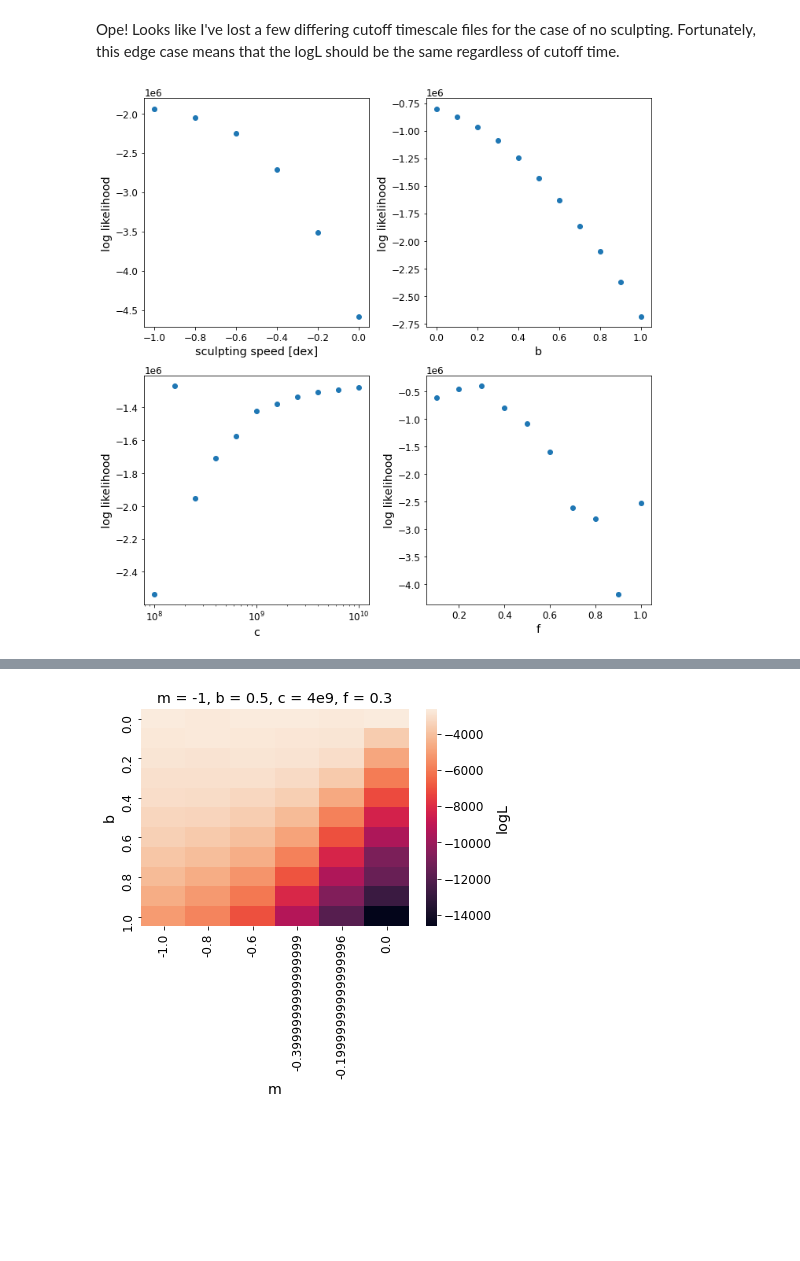
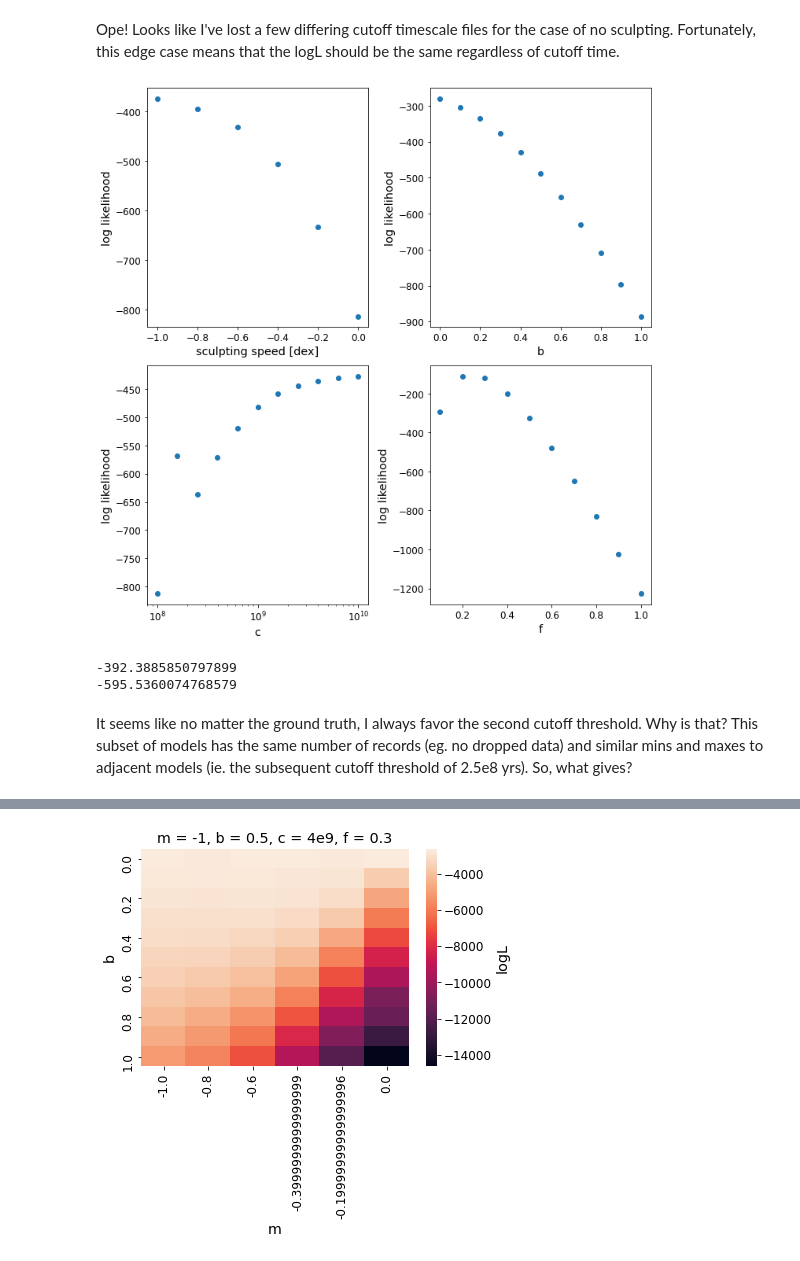
Before and after one commit to exoclam/mastrangelo, a Jupyter notebook: notebooks/injection-recovery.ipynb, the cells around one changed output, grey strips where cells are left out. Saved outputs shown, nothing was run; the diff lists cells and outputs as text; code cells hidden in the pictures; blank space fills up the shorter version.

```diff
--- a/notebooks/injection-recovery.ipynb
+++ b/notebooks/injection-recovery.ipynb
@@ -198,12 +296,12 @@ for gi_m in range(6):
                         logL = better_loglike(tm_recovery[i], np.sum(tm_fiducial))
                         logLs.append(logL)
 
-                    # keep best logL for each model
-                    best_logL = np.max(logLs)
-                    best_arg = np.argmax(logLs)
-                    all_logLs.append(best_logL)
+                    # take the median logL for each model
+                    median_logL = np.median(logLs)
+                    median_arg = argmedian(logLs)
+                    all_logLs.append(median_logL)
                     # append transit multiplicity of the best sample for that model
-                    all_transit_multiplicities.append(tm_recovery[best_arg])
+                    all_transit_multiplicities.append(tm_recovery[median_arg])
 
                 except:
                     all_logLs.append(0.)
@@ -218,6 +308,6 @@ better_loglike(tm_recovery[i], np.sum(tm_fiducial))
 # %%
 model_logLs = pd.DataFrame({'m': ms, 'b': bs, 'c': cs, 'f': fs_for_df,
                             'injection_transit_multiplicities': all_transit_multiplicities,
-                            'injection_logL': all_logLs})
+                            'logL': all_logLs})
 model_logLs
 # %% [output]
@@ -319,0 +432,13 @@ model_logLs.iloc[1380:1390]
+# %%
+model_logLs = model_logLs.drop([1492, 3752, 3842])
+# %%
+best_logL = max(model_logLs.loc[model_logLs.logL < 0.].logL)
+print("Best model: ", model_logLs.loc[(model_logLs.logL >= best_logL) & (model_logLs.logL < 0.)])
+
+ground_truth = model_logLs.loc[(model_logLs.m == -1) & (model_logLs.b == 0.5) & (np.round(model_logLs.c, -9) == 4e9) & (np.round(model_logLs.f,1) == 0.3)]
+print("Ground truth: ", ground_truth.logL)
+delta_logL = best_logL - model_logLs.loc[(model_logLs.m == -1) & (model_logLs.b == 0.5) & (np.round(model_logLs.c, -9) == 4e9) & (np.round(model_logLs.f,1) == 0.3)].logL.to_list()[0]
+
+good_models = model_logLs.loc[np.abs(model_logLs.logL - best_logL) <= delta_logL]
+print("Some models between best model and ground truth: ")
+print(good_models.head())
@@ -446,9 +545,9 @@ for gi_m in range(6):
     only = model_logLs.loc[(model_logLs.m == cube[0])]# & (model_logLs.f == 0.3)]
 
     # marginalize logL
-    marginalized_logLs.append(np.sum(only.logL))
+    marginalized_logLs.append(np.mean(only.logL))
 
-ax1.scatter(truth.ms.unique(), marginalized_logLs)
+ax1.scatter(model_logLs.m.unique(), marginalized_logLs)
 ax1.set_ylabel("log likelihood")
 ax1.set_xlabel("sculpting speed [dex]")
 
@@ -461,39 +560,47 @@ for gi_b in range(11):
     only = model_logLs.loc[(model_logLs.b == cube[1])]# & (model_logLs.f == 0.3)]
 
     # marginalize logL
-    marginalized_logLs.append(np.sum(only.logL))
+    marginalized_logLs.append(np.mean(only.logL))
 ax2.scatter(model_logLs.b.unique(), marginalized_logLs)
 ax2.set_ylabel("log likelihood")
 ax2.set_xlabel("b")
 
 marginalized_logLs = []
 for gi_c in range(11):
 
     cube = prior_grid_logslope(cube, ndim, nparams, gi_m, gi_b, gi_c)
 
     # subset
     only = model_logLs.loc[(model_logLs.c == cube[2])]# & (model_logLs.f == 0.3)]
 
     # marginalize logL
-    marginalized_logLs.append(np.sum(only.logL))
-ax3.scatter(truth.cs.unique(), marginalized_logLs)
+    marginalized_logLs.append(np.mean(only.logL))
+ax3.scatter(model_logLs.c.unique(), marginalized_logLs)
 ax3.set_ylabel("log likelihood")
 ax3.set_xlabel("c")
 ax3.set_xscale('log')
 
 marginalized_logLs = []
 for gi_f in np.linspace(0.1, 1, 10):
 
     # subset
     only = model_logLs.loc[(np.round(model_logLs.f, 1) == np.round(gi_f, 1))]
 
     # marginalize logL
-    marginalized_logLs.append(np.sum(only.logL))
+    marginalized_logLs.append(np.mean(only.logL))
 ax4.scatter(np.linspace(0.1, 1, 10), marginalized_logLs)
 ax4.set_ylabel("log likelihood")
 ax4.set_xlabel("f")
 
 plt.tight_layout()
 plt.show()
 # %% [output]
-[figure, old version]
+[figure, new version]
+# %%
+print(model_logLs.loc[(model_logLs.c == np.round(np.sort(truth.cs.unique())[1], 0))].logL.mean())
+print(model_logLs.loc[(model_logLs.c == np.round(np.sort(truth.cs.unique())[2], 0))].logL.mean())
+# %% [output]
+-392.3885850797899
+-595.5360074768579
+# %% [markdown]
+It seems like no matter the ground truth, I always favor the second cutoff threshold. Why is that? This subset of models has the same number of records (eg. no dropped data) and similar mins and maxes to adjacent models (ie. the subsequent cutoff threshold of 2.5e8 yrs). So, what gives?
```
Also changed, not shown: parts of 69 cells of this notebook, 1 other file.
